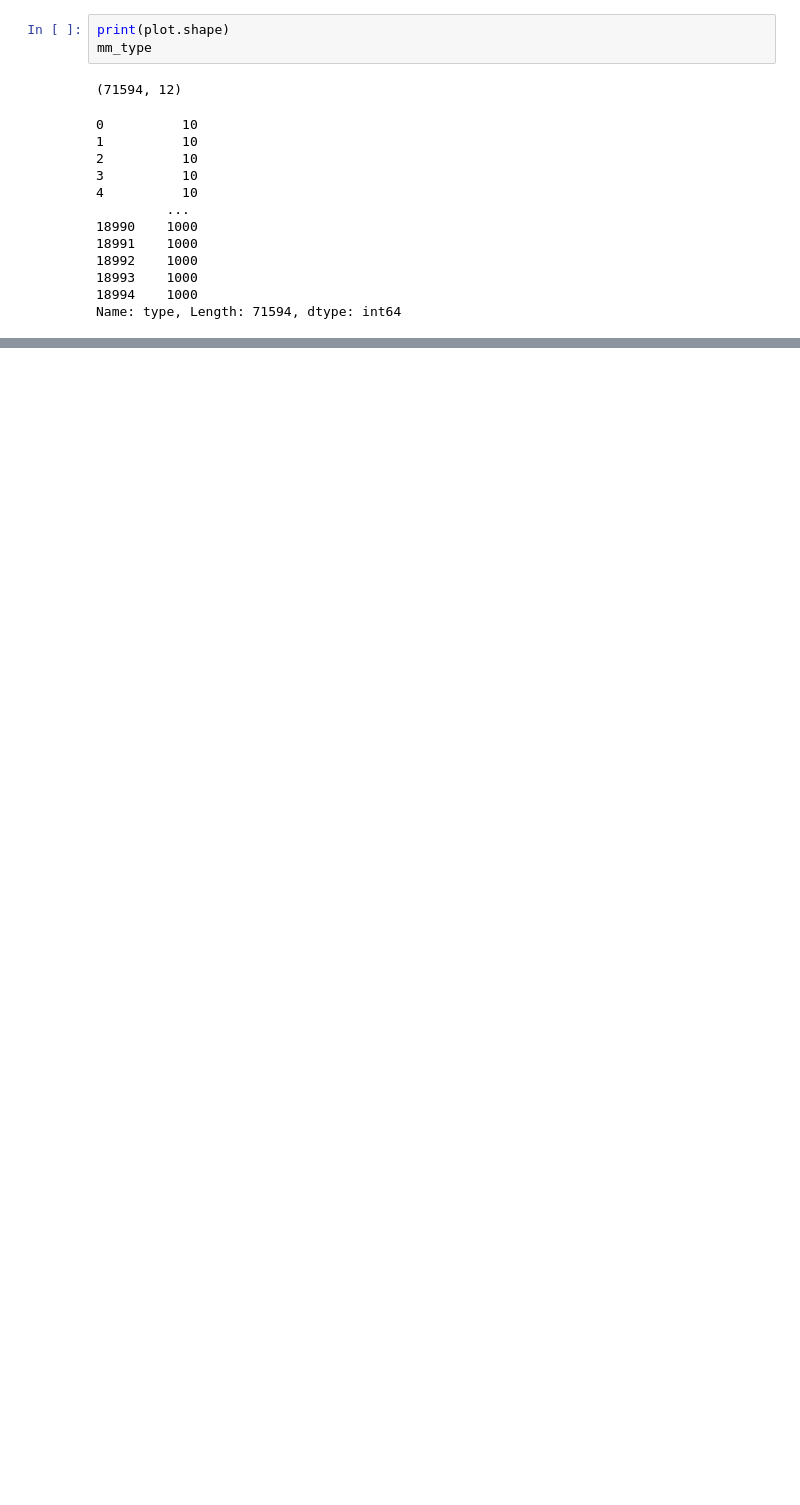
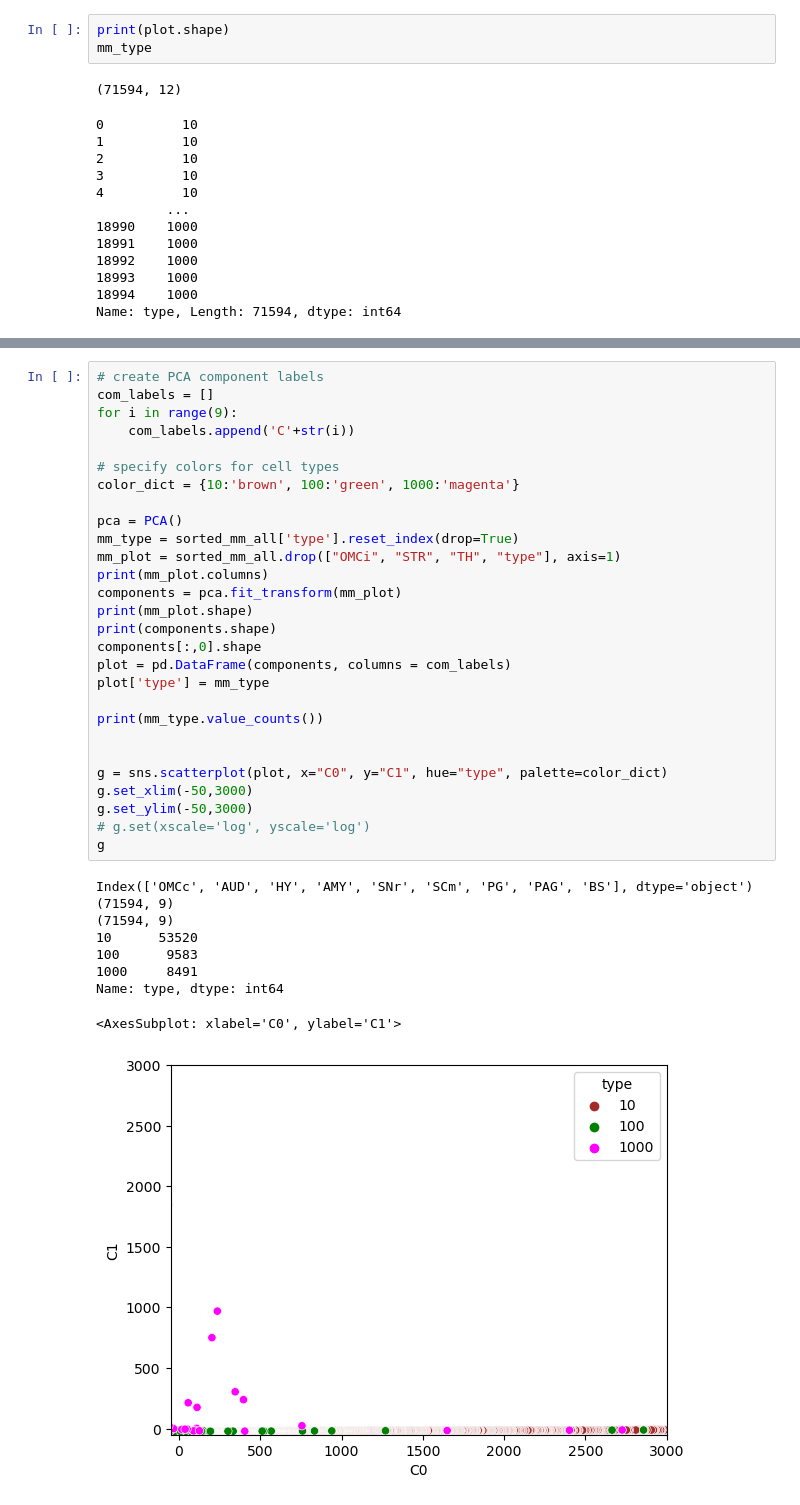
Before and after one commit to eisko/MAPseq_analysis, a Jupyter notebook: cell visualization ncount.ipynb, the cells around one changed output, grey strips where cells are left out. Cells and saved outputs as stored; diff of their text form; blank space fills up the shorter version.

Commit message:
cell vis update

```diff
--- a/cell visualization ncount.ipynb
+++ b/cell visualization ncount.ipynb
@@ -250,0 +299,38 @@ Name: type, Length: 71594, dtype: int64
+# %%
+# create PCA component labels
+com_labels = []
+for i in range(9):
+    com_labels.append('C'+str(i))
+
+# specify colors for cell types
+color_dict = {10:'brown', 100:'green', 1000:'magenta'}
+
+pca = PCA()
+mm_type = sorted_mm_all['type'].reset_index(drop=True)
+mm_plot = sorted_mm_all.drop(["OMCi", "STR", "TH", "type"], axis=1)
+print(mm_plot.columns)
+components = pca.fit_transform(mm_plot)
+print(mm_plot.shape)
+print(components.shape)
+components[:,0].shape
+plot = pd.DataFrame(components, columns = com_labels)
+plot['type'] = mm_type
+
+print(mm_type.value_counts())
+
+
+g = sns.scatterplot(plot, x="C0", y="C1", hue="type", palette=color_dict)
+g.set_xlim(-50,3000)
+g.set_ylim(-50,3000)
+# g.set(xscale='log', yscale='log')
+g
+# %% [output]
+Index(['OMCc', 'AUD', 'HY', 'AMY', 'SNr', 'SCm', 'PG', 'PAG', 'BS'], dtype='object')
+(71594, 9)
+(71594, 9)
+10      53520
+100      9583
+1000     8491
+Name: type, dtype: int64
+<AxesSubplot: xlabel='C0', ylabel='C1'>
+[figure, added]
```
Also changed, not shown: parts of 9 cells of this notebook.
